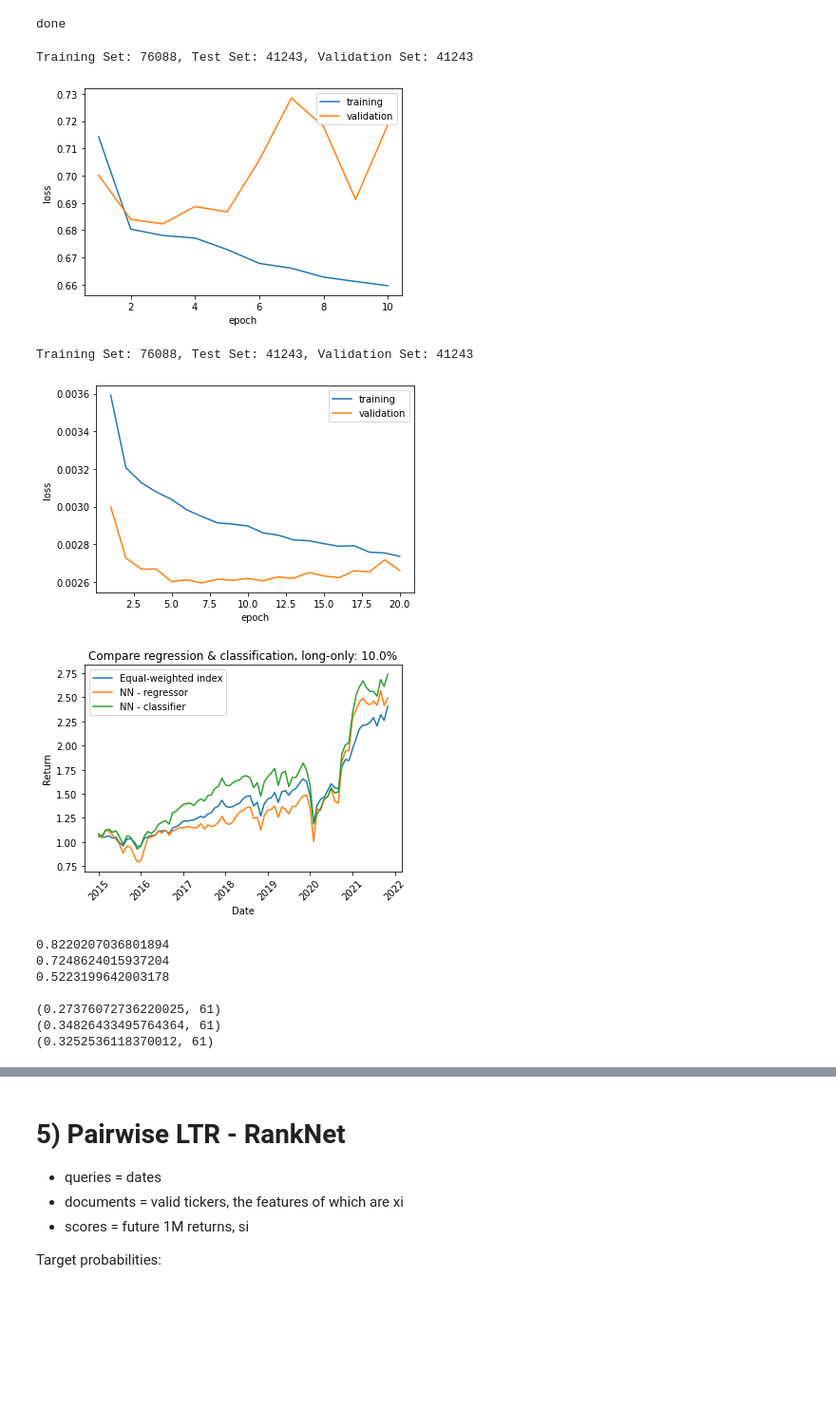
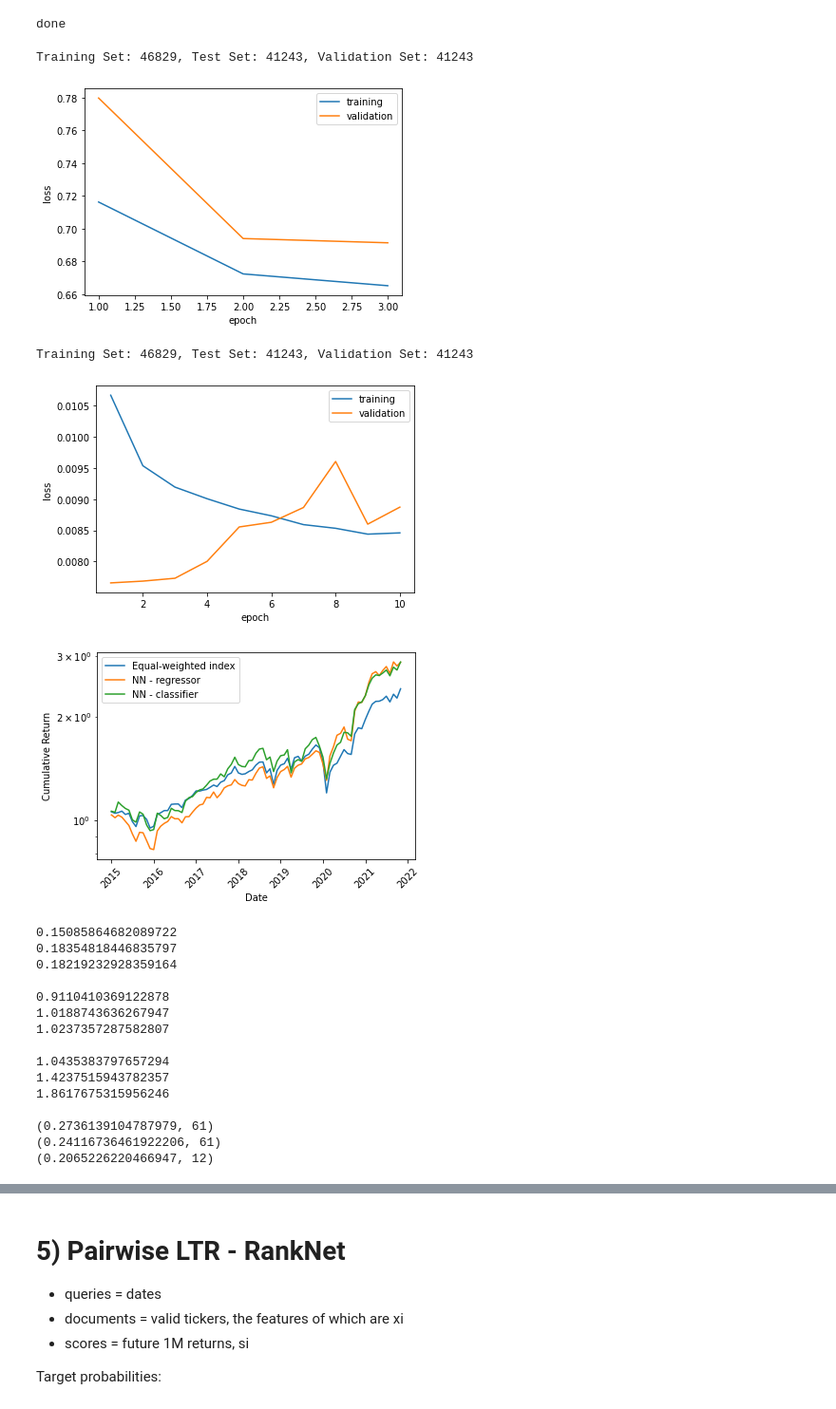
Before and after one commit to pyliut/CSMOM_HT22, a Jupyter notebook: NNwithMACD_TomLiu.ipynb, the cells around one changed output, grey strips where cells are left out. Shown at 95% size. Drawn from its saved outputs; the diff is of its cells as text; code cells hidden in the pictures; blank space fills up the shorter version.

```diff
--- a/NNwithMACD_TomLiu.ipynb
+++ b/NNwithMACD_TomLiu.ipynb
@@ -215,7 +218,7 @@ def train_NN(model, x_train, y_train, x_test, y_test, learning_rate = 0.1, is_re
     #create optimiser
     opt = optimizers.Adam(learning_rate=learning_rate)
     if is_regression:
-        loss_fn = keras.losses.MeanSquaredLogarithmicError()
+        loss_fn = keras.losses.MeanSquaredError()
     else:
         loss_fn = keras.losses.CategoricalCrossentropy()
         if is_regression == "brier":
@@ -1240,7 +1769,7 @@ plt.title(title);
 # %% [markdown]
 ## 4c) Validation
 # %%
-df_train = df_nn[(df_nn["month"]>= "2002-01") & (df_nn["month"]<= "2014-12")].reset_index(drop = True)
+df_train = df_nn[(df_nn["month"]>= "2007-01") & (df_nn["month"]<= "2014-12")].reset_index(drop = True)
 df_test = df_nn[(df_nn["month"]>= "2015-01") & (df_nn["month"]<= "2021-12")].reset_index(drop = True)
 print("done")
 # %% [output]
@@ -1253,7 +1782,7 @@ hidden = [300,300,300, 200, 200, 100, 100, 50]
 dropout = 0.1
 is_regression = False
 learning_rate = 0.1
-num_epochs = 10
+num_epochs = 3
 
 #model params defined in 1d
 #reset seed
@@ -1276,17 +1805,17 @@ clf_all = create_NN(hidden, dropout, input_dim = len(features), is_regression =
 #print(clf_all.summary())
 clf_all, history = train_NN(clf_all, x_train, y_train, x_test, y_test, learning_rate = learning_rate, is_regression = is_regression, num_epochs = num_epochs, plot_graph = True)
 # %% [output]
-Training Set: 76088, Test Set: 41243, Validation Set: 41243
+Training Set: 46829, Test Set: 41243, Validation Set: 41243
-[figure, old version]
+[figure, new version]
 # %%
 #model params
 hidden = [300,300,50]
 #dropout = [0.5,0.5,0.3,0.3,0.1]
 #hidden = [300,300,300, 200, 200, 100, 100, 50]
-dropout = 0.1
+dropout = 0.25
 is_regression = True
-learning_rate = 0.0001
-num_epochs = 20
+learning_rate = 0.001
+num_epochs = 10
 
 #model params defined in 1d
 #reset seed
@@ -1309,61 +1838,90 @@ reg_all = create_NN(hidden, dropout, input_dim = len(features), is_regression =
 #print(reg_all.summary())
 reg_all, history = train_NN(reg_all, x_train, y_train, x_test, y_test, learning_rate = learning_rate, is_regression = is_regression, num_epochs = num_epochs, plot_graph = True)
 # %% [output]
-Training Set: 76088, Test Set: 41243, Validation Set: 41243
+Training Set: 46829, Test Set: 41243, Validation Set: 41243
-[figure, old version]
+[figure, new version]
 # %%
 #validation
 #calculate cost-adjusted returns & plot
 is_short = False
 pct = 0.1
 k = 5
 
 #portfolio params defined in 1d
 returns_matrix_reg, weight_matrix_reg, rank_table_reg, model_output_reg = get_Matrices(reg_all, x_test, df_test, is_regression = True, pct = pct, is_short = is_short, company_name = df_train.columns[0])
 rets_reg, cumrets_reg = calc_returns(returns_matrix_reg, weight_matrix = weight_matrix_reg, k = k)
 
 #calculate return & weight matrix for classifier
 returns_matrix_clf, weight_matrix_clf, rank_table_clf, model_output_clf = get_Matrices(clf_all, x_test, df_test,is_regression = False, pct = pct, is_short = is_short, company_name = df_train.columns[0])
 rets_clf, cumrets_clf = calc_returns(returns_matrix_clf, weight_matrix = weight_matrix_clf, k = k)
 
 #calculate return & weight matrix for base strat - i.e. long 100%
 returns_matrix_equal, weight_matrix_equal, rank_table_equal, model_output = get_Matrices(clf_all, x_test, df_test,is_regression = False, pct = 1, is_short = False, company_name = df_train.columns[0])
 rets_equal, cumrets_equal = calc_returns(returns_matrix_equal, weight_matrix = weight_matrix_equal, k = k)
 
+rets_equal.to_pickle("rets_EQUALvalid.pkl")
+cumrets_equal.to_pickle("cumrets_EQUALvalid.pkl")
+rets_reg.to_pickle("RetSeries/rets_NNreg_valid.pkl")
+cumrets_reg.to_pickle("RetSeries/cumrets_NNreg_valid.pkl")
+rets_clf.to_pickle("RetSeries/rets_NNclf_valid.pkl")
+cumrets_clf.to_pickle("RetSeries/cumrets_NNclf_valid.pkl")
+
 plt.plot(cumrets_equal.index, cumrets_equal, label = "Equal-weighted index")
 plt.plot(cumrets_reg.index, cumrets_reg, label = "NN - regressor")
 plt.plot(cumrets_clf.index, cumrets_clf, label = "NN - classifier")
 plt.legend();
 plt.xlabel("Date");
 plt.xticks(rotation = 45);
-plt.ylabel("Return")
+plt.yscale("log")
+plt.ylabel("Cumulative Return")
 
 title = "Compare regression & classification"
 if is_short:
     title = title + ", long-short: " + str(pct*100) + "%"
 else:
     title = title + ", long-only: " + str(pct*100) + "%"
-plt.title(title);
+#plt.title(title);
+plt.savefig("Figures/TL_Validation_Cumrets.png")
 # %% [output]
-[figure, old version]
+[figure, new version]
 # %%
+print(calc_mar(rets_equal))
+print(calc_mar(rets_clf))
+print(calc_mar(rets_reg))
+
+print()
+
 print(calc_sharpe(rets_equal))
 print(calc_sharpe(rets_clf))
 print(calc_sharpe(rets_reg))
 
 print()
 
+print(calc_sortino(rets_equal))
+print(calc_sortino(rets_clf))
+print(calc_sortino(rets_reg))
+
+print()
+
 print(calc_mdd(rets_equal))
 print(calc_mdd(rets_clf))
 print(calc_mdd(rets_reg))
 # %% [output]
-0.8220207036801894
-0.7248624015937204
-0.5223199642003178
+0.15085864682089722
+0.18354818446835797
+0.18219232928359164
 
-(0.27376072736220025, 61)
-(0.34826433495764364, 61)
-(0.3252536118370012, 61)
+0.9110410369122878
+1.0188743636267947
+1.0237357287582807
+
+1.0435383797657294
+1.4237515943782357
+1.8617675315956246
+
+(0.2736139104787979, 61)
+(0.24116736461922206, 61)
+(0.2065226220466947, 12)
 # %%
 msp500_unique = pd.read_pickle("FinalMembers/linktable.pkl")
 investments = weight_matrix_reg.sum(axis = 0).sort_values(ascending = False)
```
Also changed, not shown: parts of 122 cells of this notebook.
